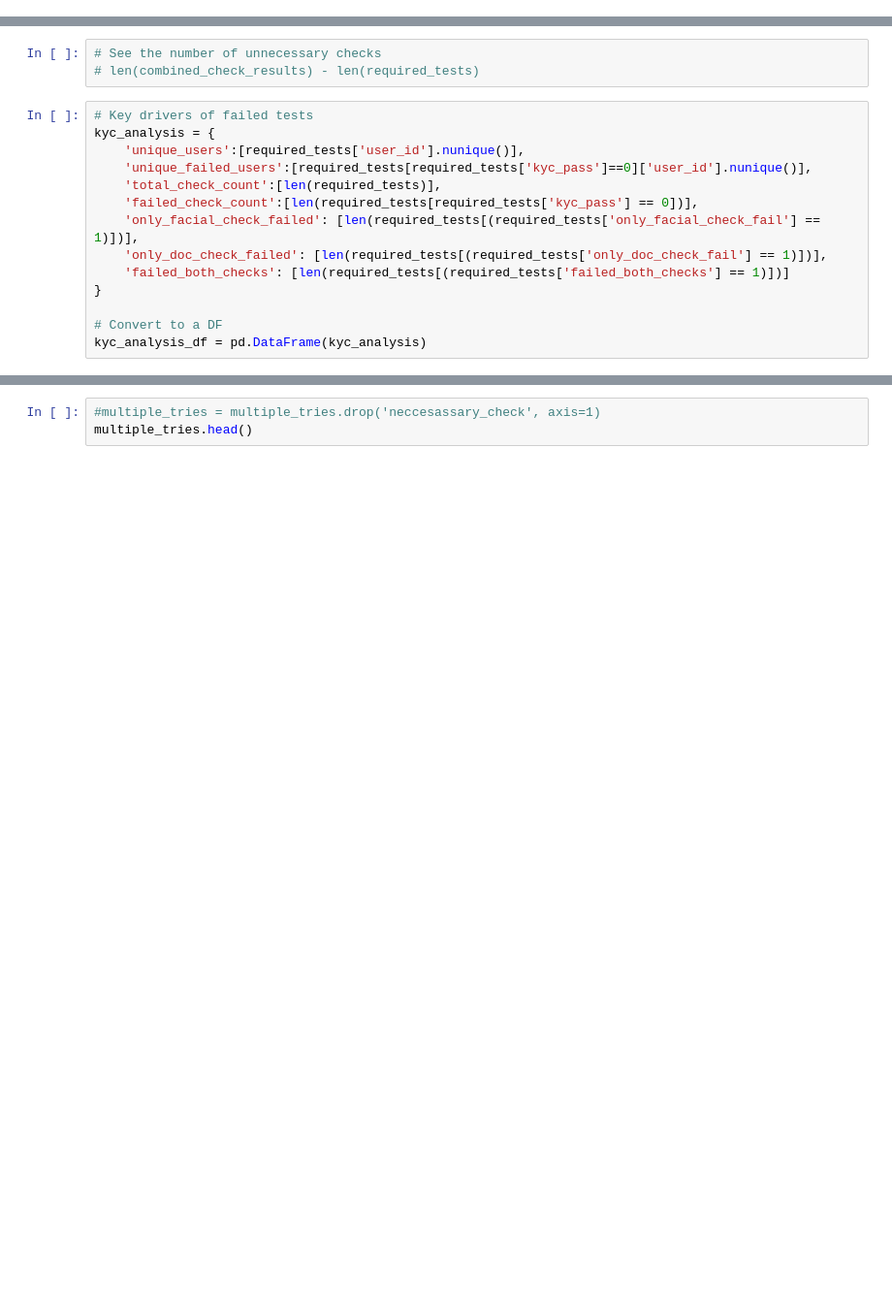
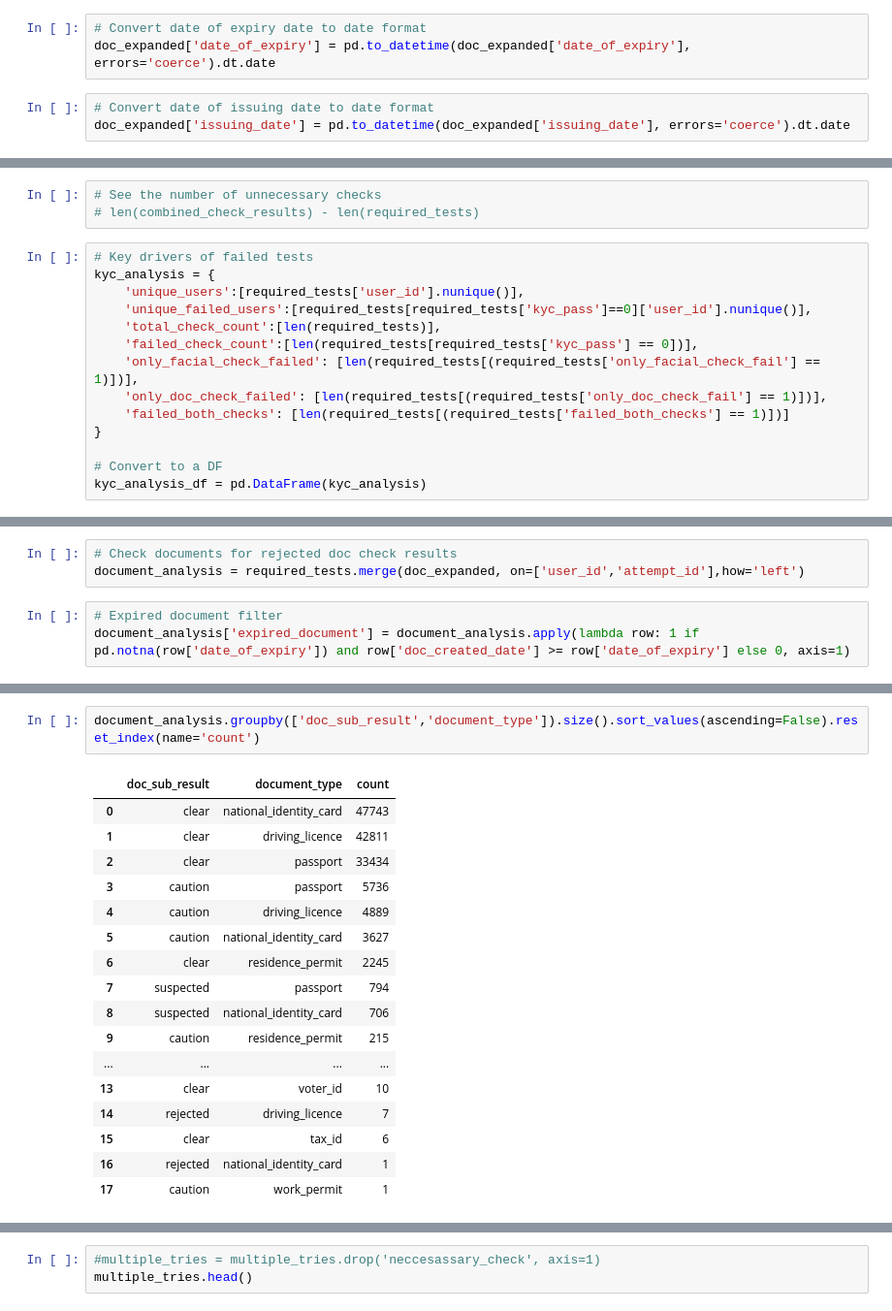
Before and after one commit to LaszloCodes/kyc_analysis, a Jupyter notebook: kyc_analysis.ipynb, the cells around one changed output, grey strips where cells are left out. Shown: that part at 97% size. Cells and saved outputs as stored; diff of their text form; blank space fills up the shorter version.

Commit message:
Failed document check analysis

```diff
--- a/kyc_analysis.ipynb
+++ b/kyc_analysis.ipynb
@@ -168,0 +163,6 @@ doc_expanded
+# %%
+# Convert date of expiry date to date format
+doc_expanded['date_of_expiry'] = pd.to_datetime(doc_expanded['date_of_expiry'], errors='coerce').dt.date
+# %%
+# Convert date of issuing date to date format
+doc_expanded['issuing_date'] = pd.to_datetime(doc_expanded['issuing_date'], errors='coerce').dt.date
@@ -594,0 +609,6 @@ multiple_tries.loc[:,'necessary_check'] = multiple_tries.apply(lambda row: 1 if
+# %%
+# Check documents for rejected doc check results
+document_analysis = required_tests.merge(doc_expanded, on=['user_id','attempt_id'],how='left')
+# %%
+# Expired document filter
+document_analysis['expired_document'] = document_analysis.apply(lambda row: 1 if pd.notna(row['date_of_expiry']) and row['doc_created_date'] >= row['date_of_expiry'] else 0, axis=1)
@@ -594,0 +748,20 @@ multiple_tries.loc[:,'necessary_check'] = multiple_tries.apply(lambda row: 1 if
+# %%
+document_analysis.groupby(['doc_sub_result','document_type']).size().sort_values(ascending=False).reset_index(name='count')
+# %% [output]
+|  | doc_sub_result | document_type | count |
+| 0 | clear | national_identity_card | 47743 |
+| 1 | clear | driving_licence | 42811 |
+| 2 | clear | passport | 33434 |
+| 3 | caution | passport | 5736 |
+| 4 | caution | driving_licence | 4889 |
+| 5 | caution | national_identity_card | 3627 |
+| 6 | clear | residence_permit | 2245 |
+| 7 | suspected | passport | 794 |
+| 8 | suspected | national_identity_card | 706 |
+| 9 | caution | residence_permit | 215 |
+| ... | ... | ... | ... |
+| 13 | clear | voter_id | 10 |
+| 14 | rejected | driving_licence | 7 |
+| 15 | clear | tax_id | 6 |
+| 16 | rejected | national_identity_card | 1 |
+| 17 | caution | work_permit | 1 |
```
Also changed, not shown: parts of 97 cells of this notebook.
